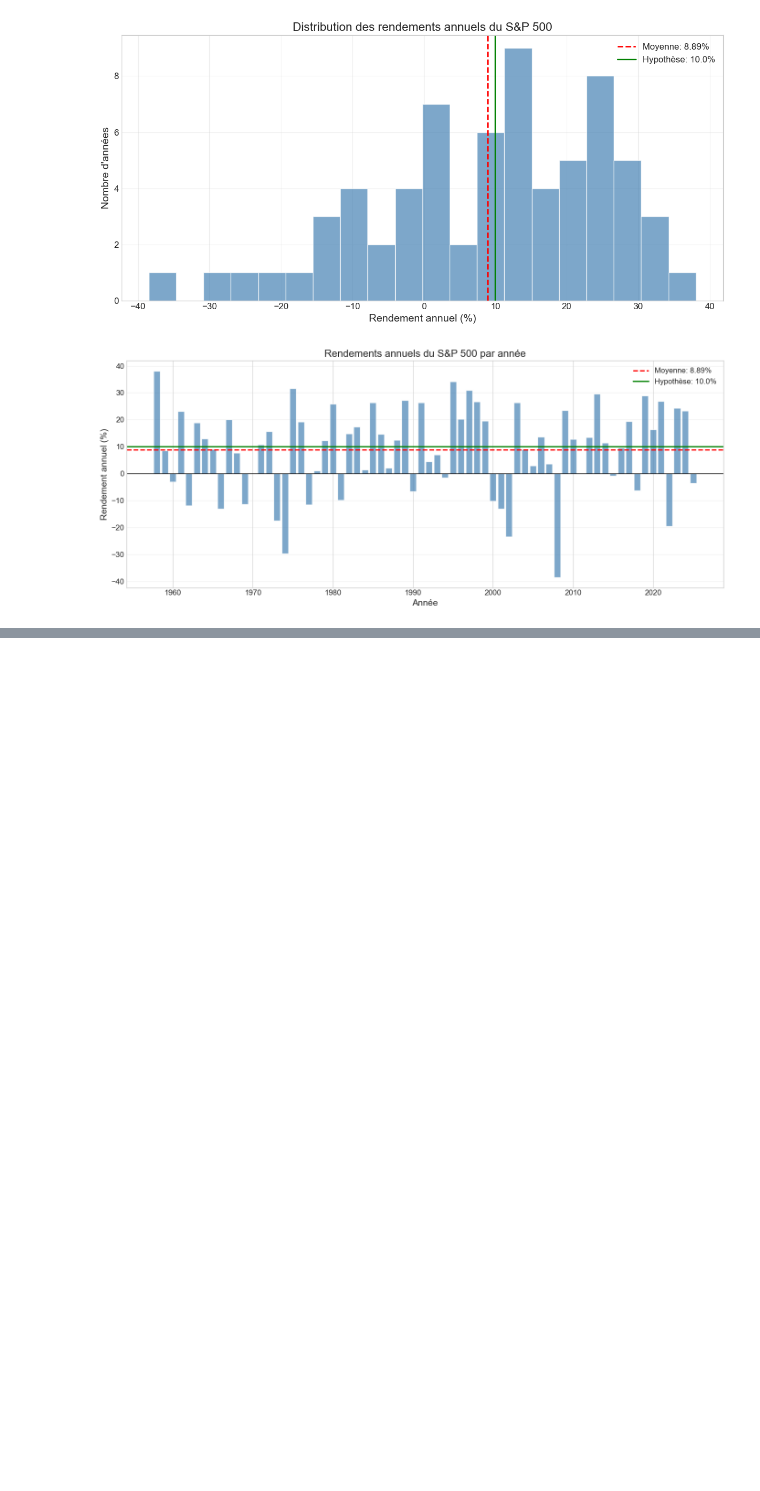
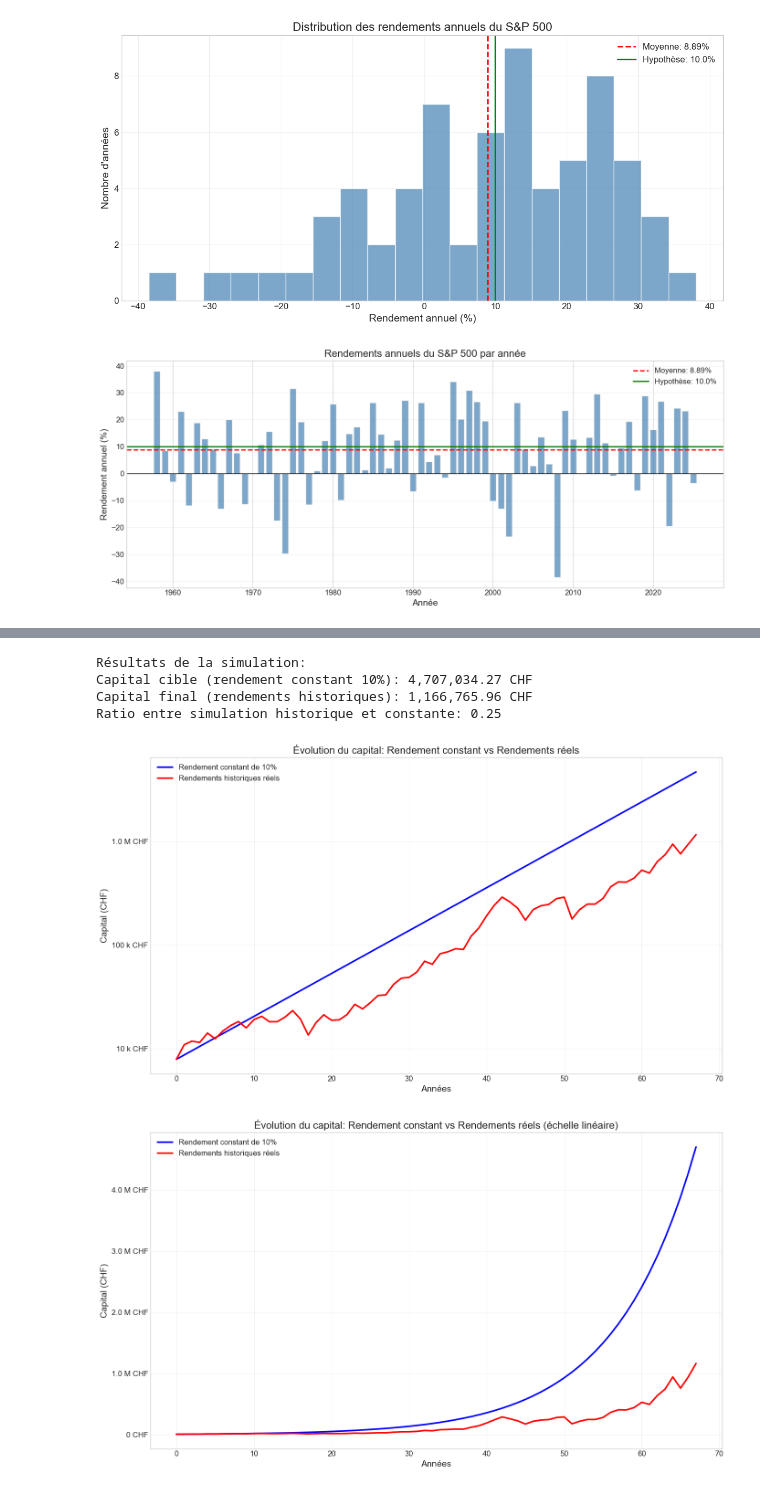
Before and after one commit to Felipebarcon/projecting_long_term_growth_of_etf_investment, a Jupyter notebook: long_term_etf_growth_with_real_s&p500_returns.ipynb, the cells around one changed output, grey strips where cells are left out. Saved outputs shown, nothing was run; the diff lists cells and outputs as text; code cells hidden in the pictures; blank space fills up the shorter version.

Commit message:
ok with real returns

```diff
--- a/long_term_etf_growth_with_real_s&p500_returns.ipynb
+++ b/long_term_etf_growth_with_real_s&p500_returns.ipynb
@@ -241,0 +228,63 @@ Cette volatilité explique pourquoi le CAGR est inférieur au rendement moyen ar
+# %%
+## Partie 3: Comparaison des projections avec rendement constant vs rendement réel
+
+# Simulation avec rendement constant de 10%
+constant_return_rate = 0.10
+constant_return_values = [investissement_initial]
+constant_return_value = investissement_initial
+for _ in range(duree_avant_retraite):
+    constant_return_value *= (1 + constant_return_rate)
+    constant_return_values.append(constant_return_value)
+
+# Simulation avec rendements historiques réels
+historical_return_values = [investissement_initial]
+historical_return_value = investissement_initial
+for annual_return in full_returns_sequence:
+    historical_return_value *= (1 + annual_return/100)
+    historical_return_values.append(historical_return_value)
+
+# Afficher les résultats
+capital_cible = constant_return_values[-1]
+print(f"\nRésultats de la simulation:")
+print(f"Capital cible (rendement constant 10%): {capital_cible:,.2f} CHF")
+print(f"Capital final (rendements historiques): {historical_return_values[-1]:,.2f} CHF")
+print(f"Ratio entre simulation historique et constante: {historical_return_values[-1]/capital_cible:.2f}")
+
+# Visualisation comparative
+years = np.arange(0, duree_avant_retraite + 1)
+
+plt.figure(figsize=(14, 8))
+plt.plot(years, constant_return_values, 'b-', linewidth=2.5, label='Rendement constant de 10%')
+plt.plot(years, historical_return_values, 'r-', linewidth=2.5, label='Rendements historiques réels')
+
+plt.title('Évolution du capital: Rendement constant vs Rendements réels', fontsize=16)
+plt.xlabel('Années', fontsize=14)
+plt.ylabel('Capital (CHF)', fontsize=14)
+plt.yscale('log')  # Échelle logarithmique
+plt.gca().yaxis.set_major_formatter(chf_formatter)
+plt.gca().yaxis.set_major_locator(plt.LogLocator(base=10))
+plt.grid(True, alpha=0.3)
+plt.legend(fontsize=12)
+plt.tight_layout()
+plt.show()
+
+# Visualisation en échelle linéaire
+plt.figure(figsize=(14, 8))
+plt.plot(years, constant_return_values, 'b-', linewidth=2.5, label='Rendement constant de 10%')
+plt.plot(years, historical_return_values, 'r-', linewidth=2.5, label='Rendements historiques réels')
+
+plt.title('Évolution du capital: Rendement constant vs Rendements réels (échelle linéaire)', fontsize=16)
+plt.xlabel('Années', fontsize=14)
+plt.ylabel('Capital (CHF)', fontsize=14)
+plt.gca().yaxis.set_major_formatter(chf_formatter)
+plt.grid(True, alpha=0.3)
+plt.legend(fontsize=12)
+plt.tight_layout()
+plt.show()
+# %% [output]
+Résultats de la simulation:
+Capital cible (rendement constant 10%): 4,707,034.27 CHF
+Capital final (rendements historiques): 1,166,765.96 CHF
+Ratio entre simulation historique et constante: 0.25
+[figure, added]
+[figure, added]
```
Also changed, not shown: parts of 7 cells of this notebook.
